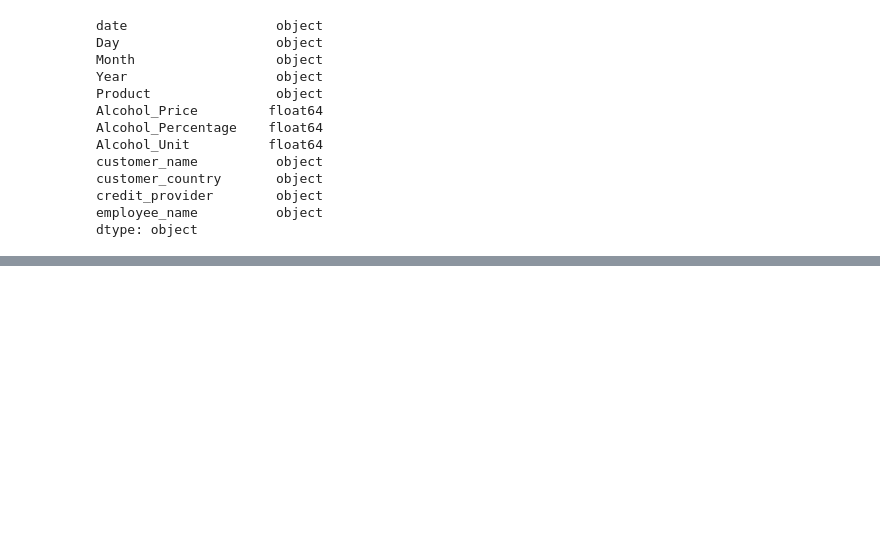
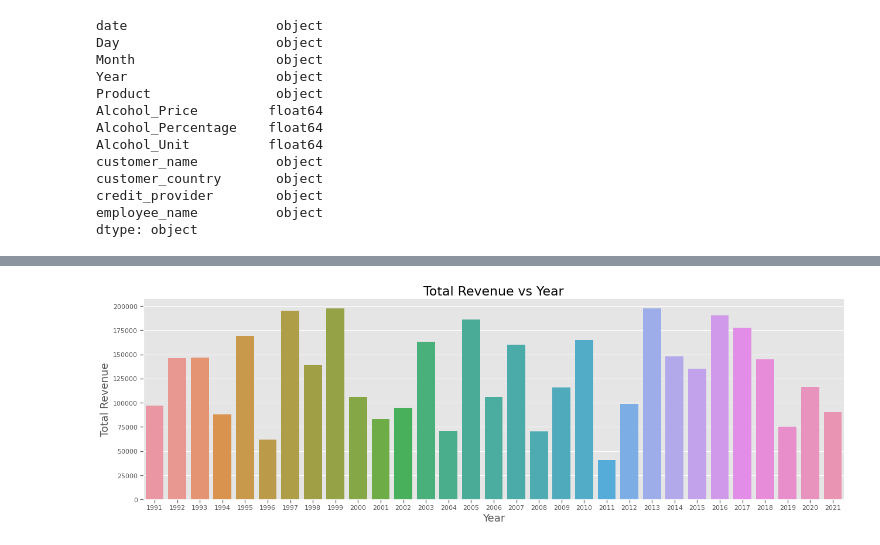
Before and after one commit to Blvisse/Data-Eng, a Jupyter notebook: whiskey-retail-store/notebooks/data_analysis.ipynb, the cells around one changed output, grey strips where cells are left out. Saved outputs shown, nothing was run; the diff lists cells and outputs as text; code cells hidden in the pictures; blank space fills up the shorter version.

```diff
--- a/whiskey-retail-store/notebooks/data_analysis.ipynb
+++ b/whiskey-retail-store/notebooks/data_analysis.ipynb
@@ -183,0 +435,14 @@ AssertionError: Failed date test for column: date
+# %%
+query= '''
+
+SELECT Year,SUM(Alcohol_Price) as Total_Revenue
+
+FROM df
+WHERE Year != 2022
+GROUP BY Year
+
+
+
+'''
+
+rev_per_year=sql(query)
@@ -183,0 +469,10 @@ AssertionError: Failed date test for column: date
+# %%
+sns.catplot(data = rev_per_year,
+            y = 'Total_Revenue', x = 'Year', kind = 'bar',
+           height = 6, aspect = 3)
+plt.xlabel('Year', size = 18)
+plt.ylabel('Total Revenue', size = 18)
+plt.title('Total Revenue vs Year', size = 22)
+plt.show()
+# %% [output]
+[figure, added]
```
Also changed, not shown: parts of 35 cells of this notebook.
